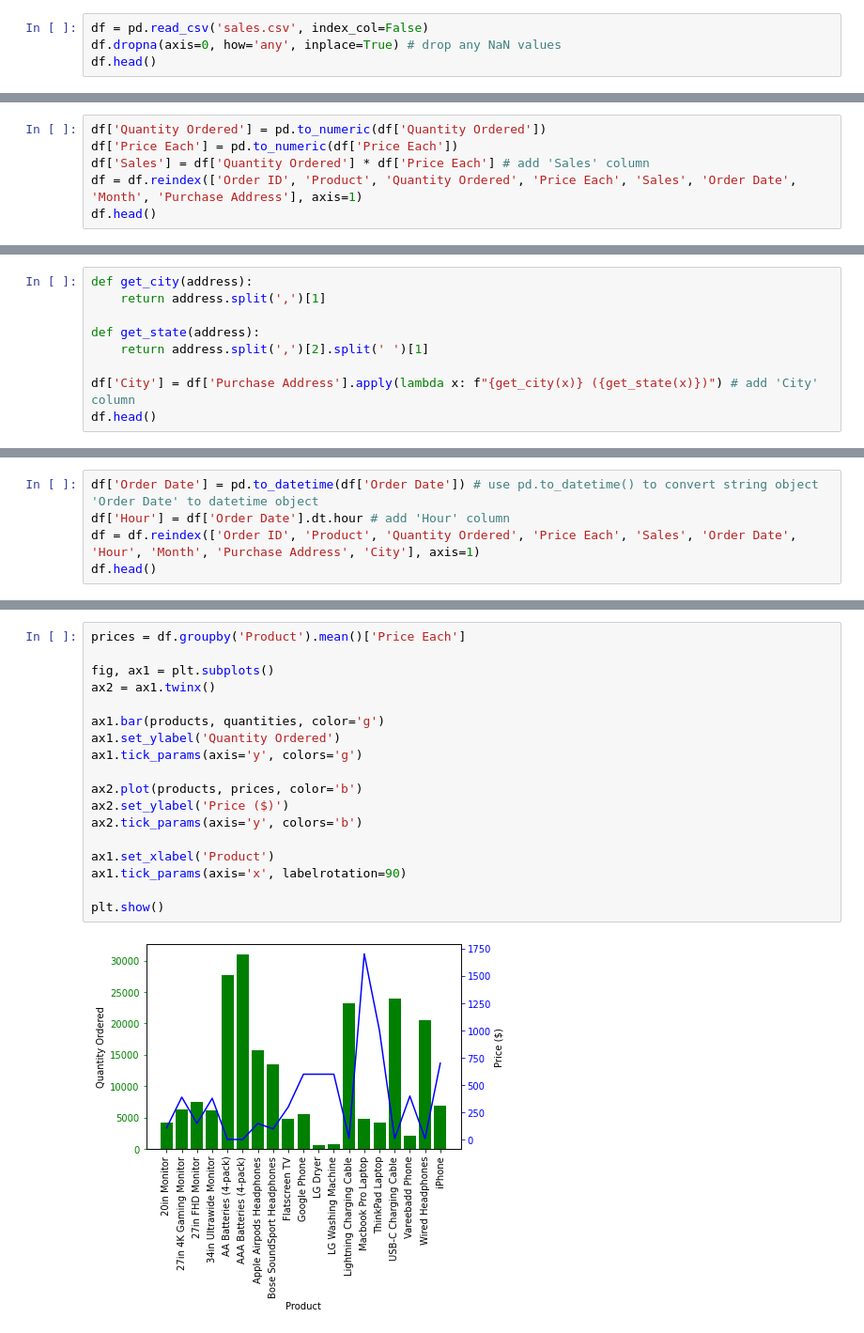
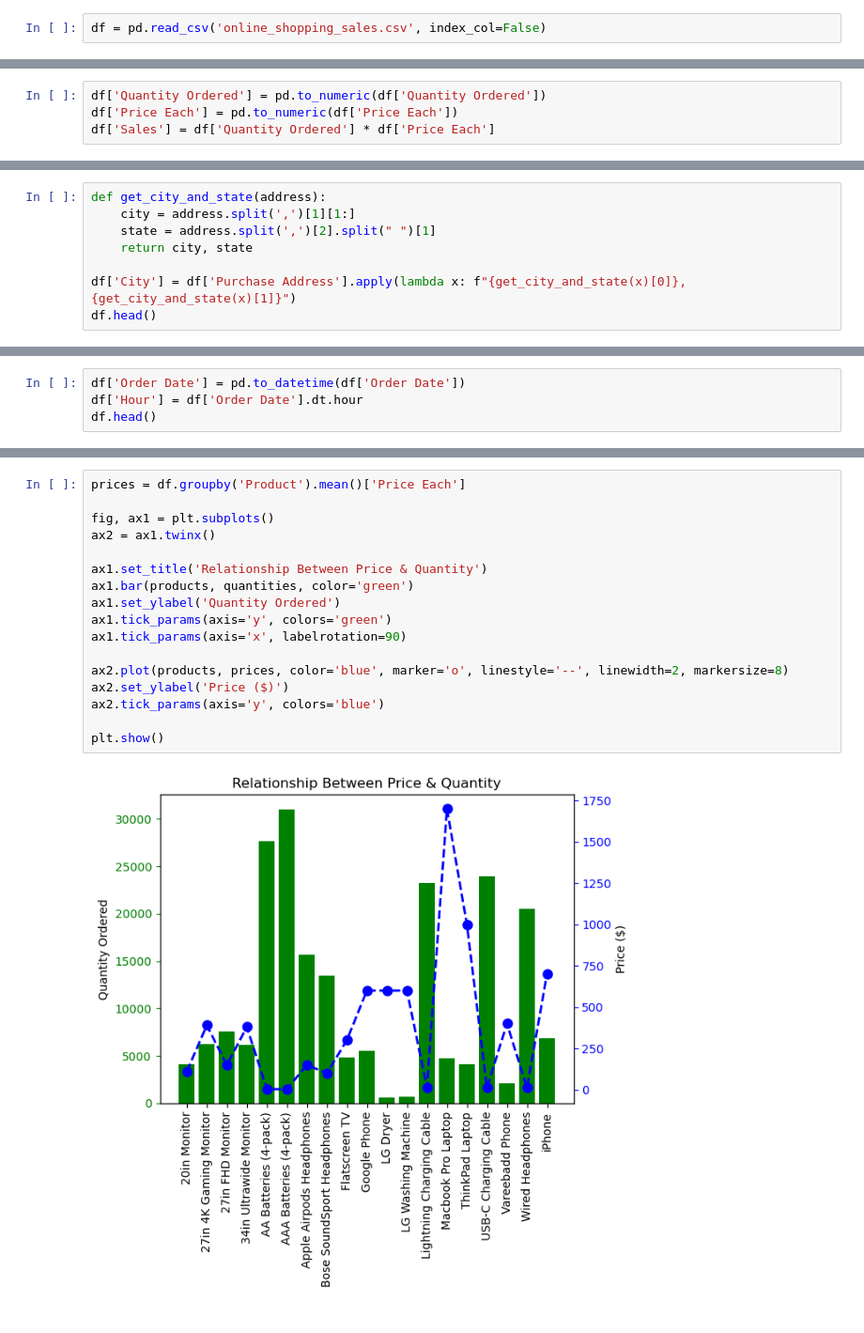
Before and after one commit to hanjihun2000/self-study-data, a Jupyter notebook: sales/shopping-data-analysis.ipynb, the cells around one changed output, grey strips where cells are left out. Shown at 94% size. Cells and saved outputs as stored; diff of their text form.

```diff
--- a/sales/shopping-data-analysis.ipynb
+++ b/sales/shopping-data-analysis.ipynb
@@ -7,4 +15,2 @@ import matplotlib.pyplot as plt
 # %%
-df = pd.read_csv('sales.csv', index_col=False)
-df.dropna(axis=0, how='any', inplace=True) # drop any NaN values
-df.head()
+df = pd.read_csv('online_shopping_sales.csv', index_col=False)
@@ -31,6 +38,4 @@ df.head()
 # %%
 df['Quantity Ordered'] = pd.to_numeric(df['Quantity Ordered'])
 df['Price Each'] = pd.to_numeric(df['Price Each'])
-df['Sales'] = df['Quantity Ordered'] * df['Price Each'] # add 'Sales' column
-df = df.reindex(['Order ID', 'Product', 'Quantity Ordered', 'Price Each', 'Sales', 'Order Date', 'Month', 'Purchase Address'], axis=1)
-df.head()
+df['Sales'] = df['Quantity Ordered'] * df['Price Each']
@@ -58,10 +81,9 @@ plt.show()
 # %%
-def get_city(address):
-    return address.split(',')[1]
+def get_city_and_state(address):
+    city = address.split(',')[1][1:]
+    state = address.split(',')[2].split(" ")[1]
+    return city, state
 
-def get_state(address):
-    return address.split(',')[2].split(' ')[1]
-
-df['City'] = df['Purchase Address'].apply(lambda x: f"{get_city(x)} ({get_state(x)})") # add 'City' column
+df['City'] = df['Purchase Address'].apply(lambda x: f"{get_city_and_state(x)[0]}, {get_city_and_state(x)[1]}")
 df.head()
 # %% [output]
@@ -89,6 +129,5 @@ plt.show()
 # %%
-df['Order Date'] = pd.to_datetime(df['Order Date']) # use pd.to_datetime() to convert string object 'Order Date' to datetime object
-df['Hour'] = df['Order Date'].dt.hour # add 'Hour' column
-df = df.reindex(['Order ID', 'Product', 'Quantity Ordered', 'Price Each', 'Sales', 'Order Date', 'Hour', 'Month', 'Purchase Address', 'City'], axis=1)
+df['Order Date'] = pd.to_datetime(df['Order Date'])
+df['Hour'] = df['Order Date'].dt.hour
 df.head()
 # %% [output]
@@ -154,20 +220,19 @@ plt.show()
 # %%
 prices = df.groupby('Product').mean()['Price Each']
 
 fig, ax1 = plt.subplots()
 ax2 = ax1.twinx()
 
-ax1.bar(products, quantities, color='g')
+ax1.set_title('Relationship Between Price & Quantity')
+ax1.bar(products, quantities, color='green')
 ax1.set_ylabel('Quantity Ordered')
-ax1.tick_params(axis='y', colors='g')
-
-ax2.plot(products, prices, color='b')
-ax2.set_ylabel('Price ($)')
-ax2.tick_params(axis='y', colors='b')
-
-ax1.set_xlabel('Product')
+ax1.tick_params(axis='y', colors='green')
 ax1.tick_params(axis='x', labelrotation=90)
 
+ax2.plot(products, prices, color='blue', marker='o', linestyle='--', linewidth=2, markersize=8)
+ax2.set_ylabel('Price ($)')
+ax2.tick_params(axis='y', colors='blue')
+
 plt.show()
 # %% [output]
-[figure, old version]
+[figure, new version]
```
Also changed, not shown: parts of 35 cells of this notebook.
